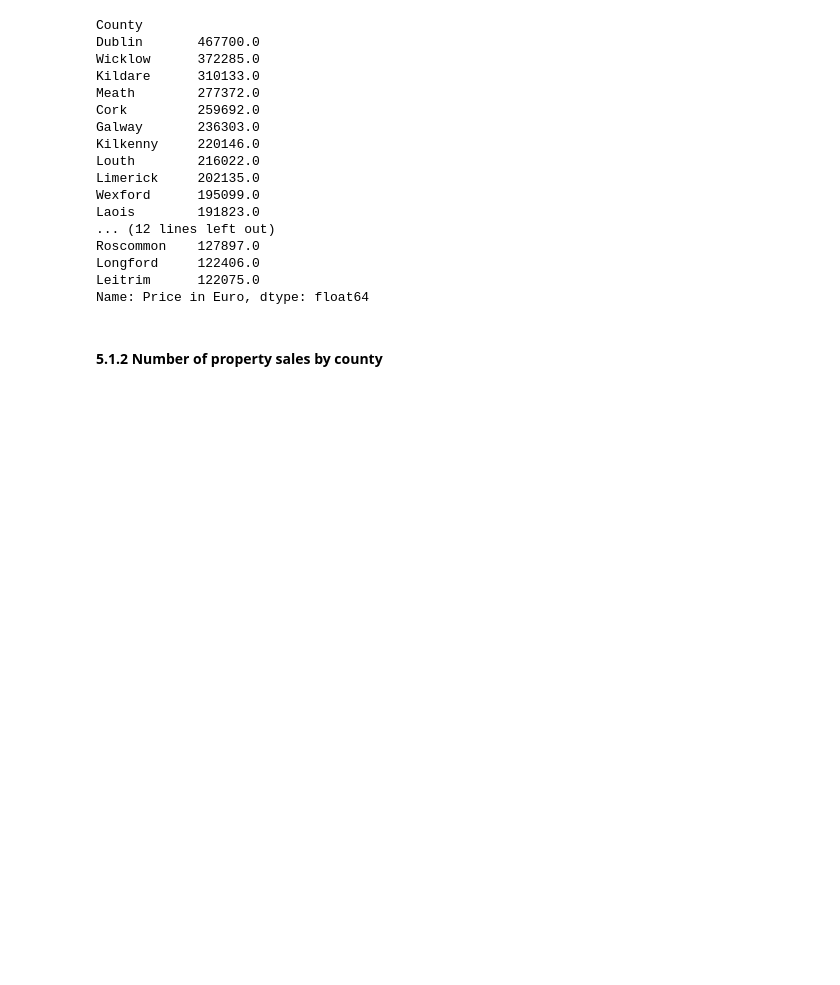
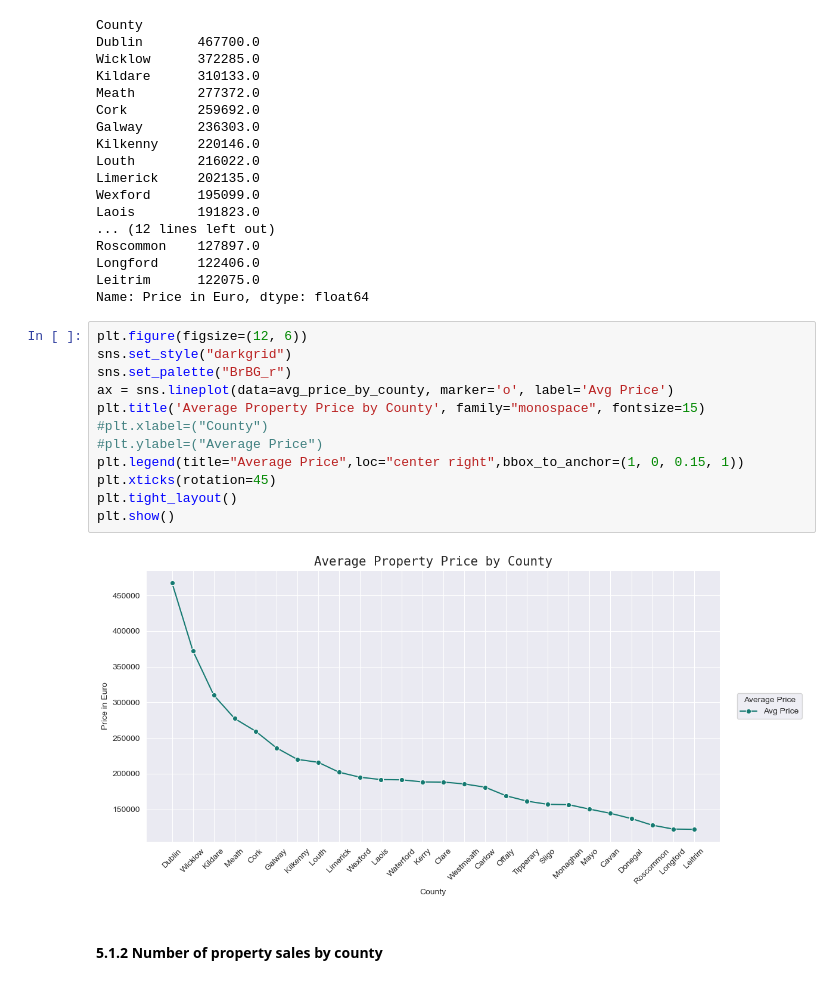
Before and after one commit to SBCURLEY/PFDA-Project, a Jupyter notebook: rppr.ipynb, the cells around one changed output. Cells and saved outputs as stored; diff of their text form; blank space fills up the shorter version.

```diff
--- a/rppr.ipynb
+++ b/rppr.ipynb
@@ -349,5 +349,19 @@ Roscommon    127897.0
 Longford     122406.0
 Leitrim      122075.0
 Name: Price in Euro, dtype: float64
+# %%
+plt.figure(figsize=(12, 6))
+sns.set_style("darkgrid")
+sns.set_palette("BrBG_r")
+ax = sns.lineplot(data=avg_price_by_county, marker='o', label='Avg Price')
+plt.title('Average Property Price by County', family="monospace", fontsize=15)
+#plt.xlabel=("County")
+#plt.ylabel=("Average Price")
+plt.legend(title="Average Price",loc="center right",bbox_to_anchor=(1, 0, 0.15, 1))
+plt.xticks(rotation=45)
+plt.tight_layout()
+plt.show()
+# %% [output]
+[figure, added]
 # %% [markdown]
 #### 5.1.2 Number of property sales by county
```
Also changed, not shown: parts of 4 cells of this notebook.
